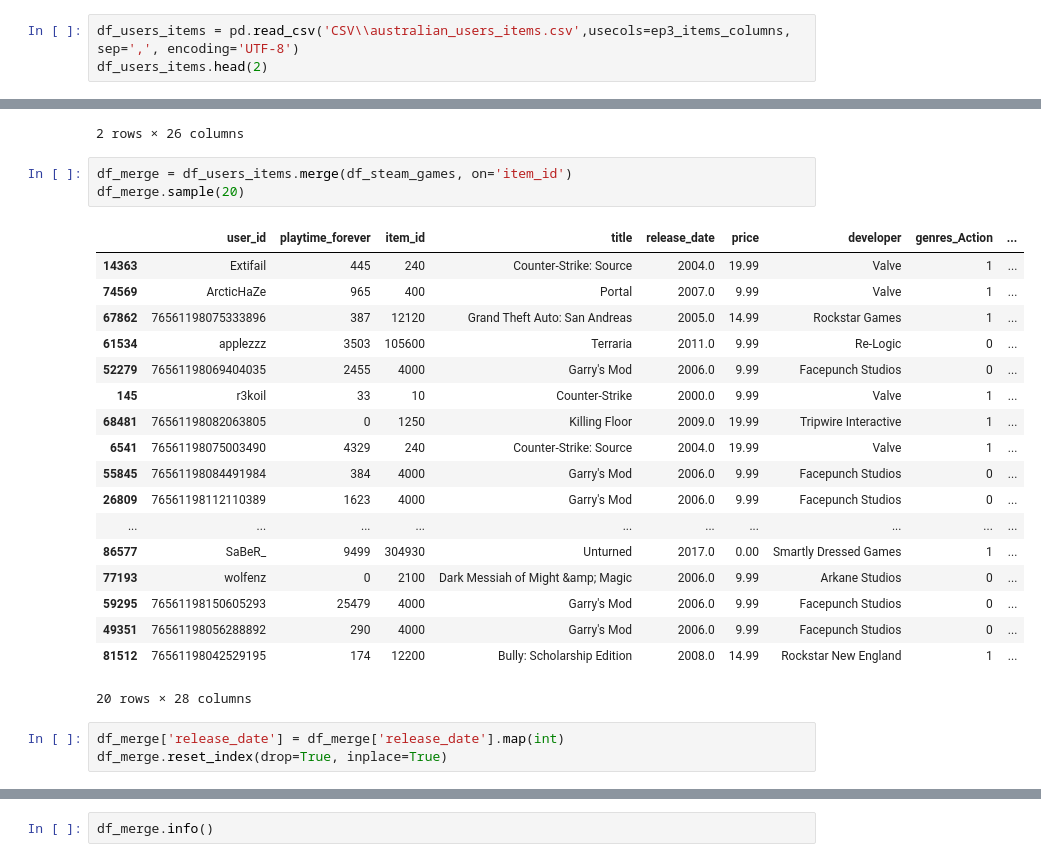
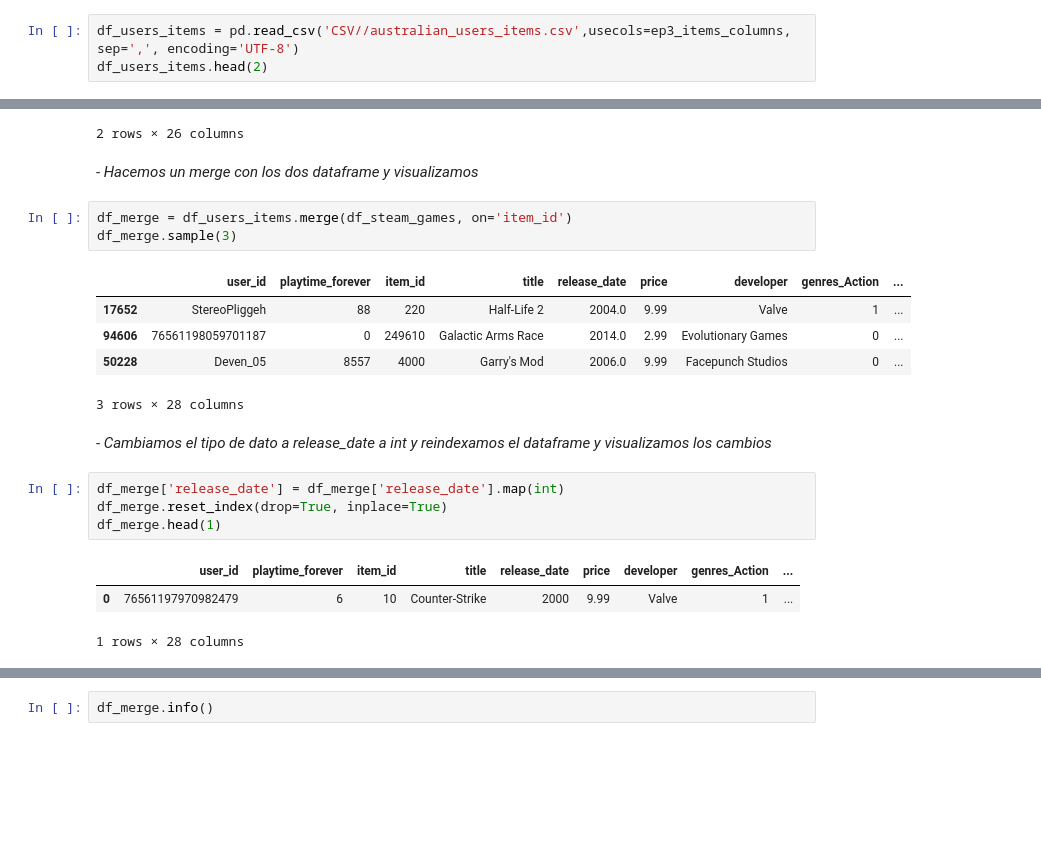
Before and after one commit to cjpizarroz/PI_Data17, a Jupyter notebook: trabajo.ipynb, the cells around one changed output, grey strips where cells are left out. Cells and saved outputs as stored; diff of their text form; blank space fills up the shorter version.

```diff
--- a/trabajo.ipynb
+++ b/trabajo.ipynb
@@ -11,5 +17,5 @@ ep3_items_columns = ['user_id', 'item_id', 'playtime_forever']
 # %%
-df_users_items = pd.read_csv('CSV\\australian_users_items.csv',usecols=ep3_items_columns, sep=',', encoding='UTF-8')
+df_users_items = pd.read_csv('CSV//australian_users_items.csv',usecols=ep3_items_columns, sep=',', encoding='UTF-8')
 df_users_items.head(2)
 # %% [output]
 |  | user_id | playtime_forever | item_id |
@@ -23,28 +31,24 @@ df_steam_games.head(2)
 | 0 | Lost Summoner Kitty | 2018.0 | 4.99 | 761140 | Kotoshiro | 1 | 0 | ... |
 | 1 | Lost Summoner Kitty | 2018.0 | 4.99 | 761140 | Kotoshiro | 0 | 0 | ... |
 2 rows × 26 columns
+# %% [markdown]
+*- Hacemos un merge con los dos dataframe y visualizamos*
 # %%
 df_merge = df_users_items.merge(df_steam_games, on='item_id')
-df_merge.sample(20)
+df_merge.sample(3)
 # %% [output]
 |  | user_id | playtime_forever | item_id | title | release_date | price | developer | genres_Action | ... |
-| 14363 | Extifail | 445 | 240 | Counter-Strike: Source | 2004.0 | 19.99 | Valve | 1 | ... |
-| 74569 | ArcticHaZe | 965 | 400 | Portal | 2007.0 | 9.99 | Valve | 1 | ... |
-| 67862 | 76561198075333896 | 387 | 12120 | Grand Theft Auto: San Andreas | 2005.0 | 14.99 | Rockstar Games | 1 | ... |
-| 61534 | applezzz | 3503 | 105600 | Terraria | 2011.0 | 9.99 | Re-Logic | 0 | ... |
-| 52279 | 76561198069404035 | 2455 | 4000 | Garry's Mod | 2006.0 | 9.99 | Facepunch Studios | 0 | ... |
-| 145 | r3koil | 33 | 10 | Counter-Strike | 2000.0 | 9.99 | Valve | 1 | ... |
-| 68481 | 76561198082063805 | 0 | 1250 | Killing Floor | 2009.0 | 19.99 | Tripwire Interactive | 1 | ... |
-| 6541 | 76561198075003490 | 4329 | 240 | Counter-Strike: Source | 2004.0 | 19.99 | Valve | 1 | ... |
-| 55845 | 76561198084491984 | 384 | 4000 | Garry's Mod | 2006.0 | 9.99 | Facepunch Studios | 0 | ... |
-| 26809 | 76561198112110389 | 1623 | 4000 | Garry's Mod | 2006.0 | 9.99 | Facepunch Studios | 0 | ... |
-| ... | ... | ... | ... | ... | ... | ... | ... | ... | ... |
-| 86577 | SaBeR_ | 9499 | 304930 | Unturned | 2017.0 | 0.00 | Smartly Dressed Games | 1 | ... |
-| 77193 | wolfenz | 0 | 2100 | Dark Messiah of Might &amp; Magic | 2006.0 | 9.99 | Arkane Studios | 0 | ... |
-| 59295 | 76561198150605293 | 25479 | 4000 | Garry's Mod | 2006.0 | 9.99 | Facepunch Studios | 0 | ... |
-| 49351 | 76561198056288892 | 290 | 4000 | Garry's Mod | 2006.0 | 9.99 | Facepunch Studios | 0 | ... |
-| 81512 | 76561198042529195 | 174 | 12200 | Bully: Scholarship Edition | 2008.0 | 14.99 | Rockstar New England | 1 | ... |
+| 17652 | StereoPliggeh | 88 | 220 | Half-Life 2 | 2004.0 | 9.99 | Valve | 1 | ... |
+| 94606 | 76561198059701187 | 0 | 249610 | Galactic Arms Race | 2014.0 | 2.99 | Evolutionary Games | 0 | ... |
+| 50228 | Deven_05 | 8557 | 4000 | Garry's Mod | 2006.0 | 9.99 | Facepunch Studios | 0 | ... |
-20 rows × 28 columns
+3 rows × 28 columns
+# %% [markdown]
+*- Cambiamos el tipo de dato a release_date a int y reindexamos el dataframe y visualizamos los cambios*
 # %%
 df_merge['release_date'] = df_merge['release_date'].map(int)
 df_merge.reset_index(drop=True, inplace=True)
+df_merge.head(1)
+# %% [output]
+|  | user_id | playtime_forever | item_id | title | release_date | price | developer | genres_Action | ... |
+| 0 | 76561197970982479 | 6 | 10 | Counter-Strike | 2000 | 9.99 | Valve | 1 | ... |
+1 rows × 28 columns
```
Also changed, not shown: parts of 51 cells of this notebook, 3 other files.
